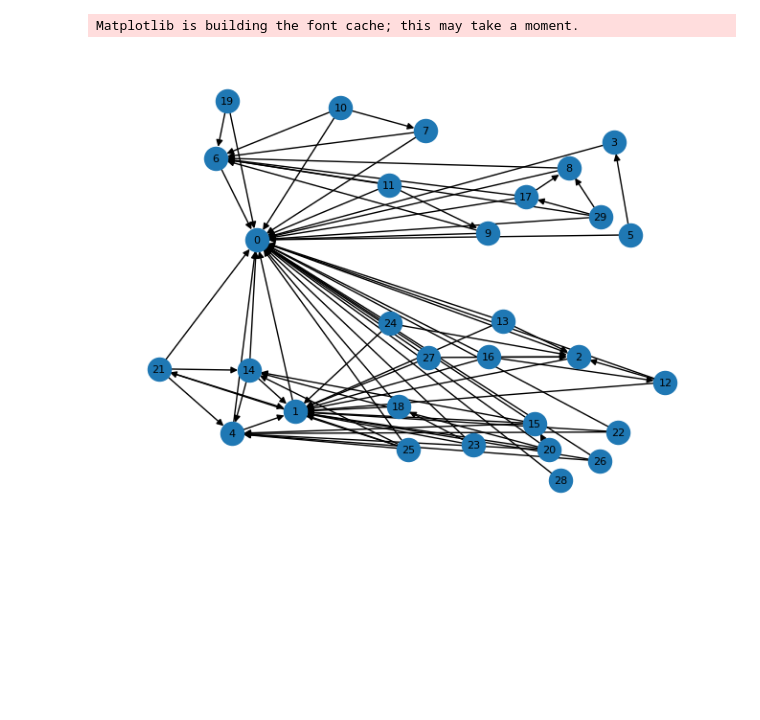
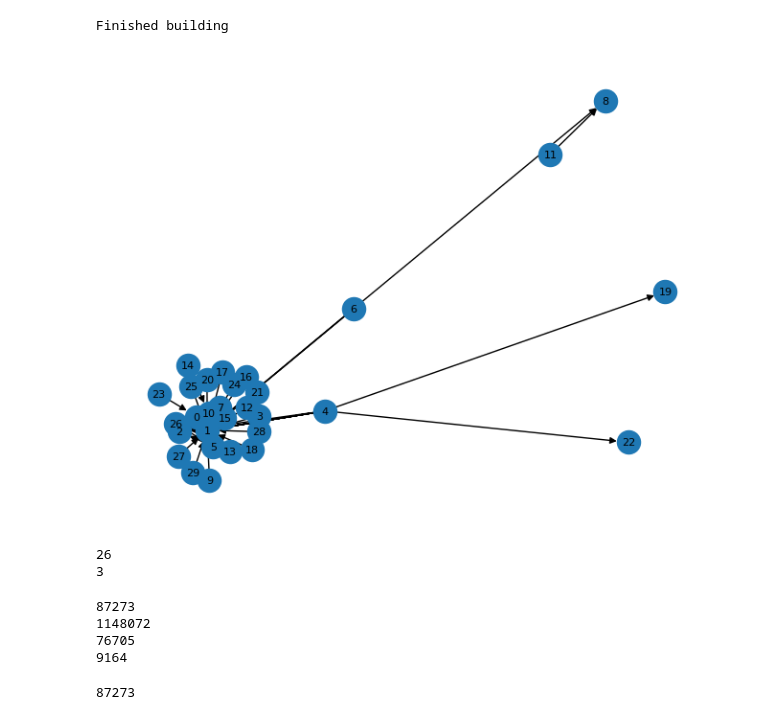
Before and after one commit to gregorzadnik/INA-HW1, a Jupyter notebook: hw1.ipynb, the cells around one changed output. Cells and saved outputs as stored; diff of their text form; code cells hidden in the pictures; blank space fills up the shorter version.

```diff
--- a/hw1.ipynb
+++ b/hw1.ipynb
@@ -1,16 +0,0 @@
-# %%
-import networkx as nx
-import matplotlib.pyplot as plt
-
-def draw(G, **args):
-    nx.draw(G, with_labels=True, font_size=8, **args)
-    plt.show()
-# %% [output]
-Matplotlib is building the font cache; this may take a moment.
-# %%
-#G = nx.read_pajek('enron.net')
-G = nx.read_pajek('karate_club.net')
-D = nx.gnc_graph(30)
-draw(D)
-# %% [output]
-[figure, removed]
@@ -16,0 +29,62 @@ draw(D)
+# %%
+def component_directed(G, N, i, correct):
+    C = set()
+    S = []
+    S.append(i)
+    N.remove(i)
+    while S:
+        node = S.pop()
+        C.add(node)
+        neighbours = G.successors(node)
+        if correct:
+            neighbours = G.successors(node)
+        else:
+            neighbours = G.predecessors(node)
+        for j in neighbours:
+            if j in N:
+                N.remove(j)
+                S.append(j)
+    return C
+
+def components_directed(G):
+    C = []
+    N = set(G)
+    while N:
+        first = component_directed(G, N, next(iter(N)), correct=True)
+        second = component_directed(G, first, next(iter(first)), correct=False)
+        C.append(second)
+        N.update(first)
+    return C
+
+D2 = nx.scale_free_graph(30)
+print("Finished building")
+draw(D2)
+scc_mine = sorted(components_directed(D2), key=len, reverse=True)
+lengths = [len(c) for c in scc_mine]
+print()
+print(len(lengths))
+print(lengths[0])
+# %% [output]
+Finished building
+[figure, added]
+26
+3
+# %%
+#D = nx.read_pajek('enron.net')
+n = len(D)
+m = D.number_of_edges()
+print(n)
+print(m)
+scc_mine = sorted(components_directed(D), key=len, reverse=True)
+lengths = [len(c) for c in scc_mine]
+print(len(lengths))
+print(lengths[0])
+# %% [output]
+87273
+1148072
+76705
+9164
+# %%
+print(sum(lengths))
+# %% [output]
+87273
```
Also changed, not shown: parts of 3 cells of this notebook, 2 other files.
